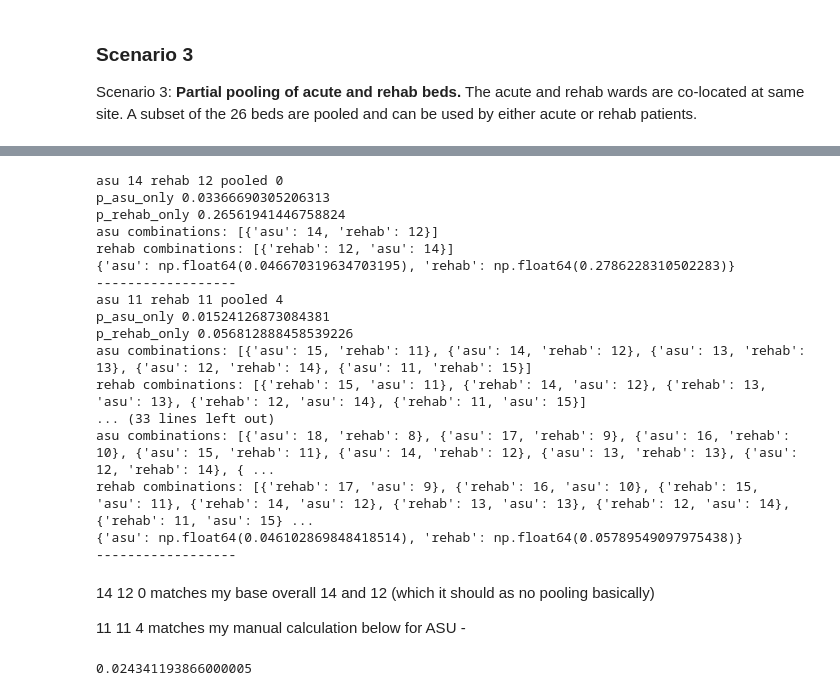
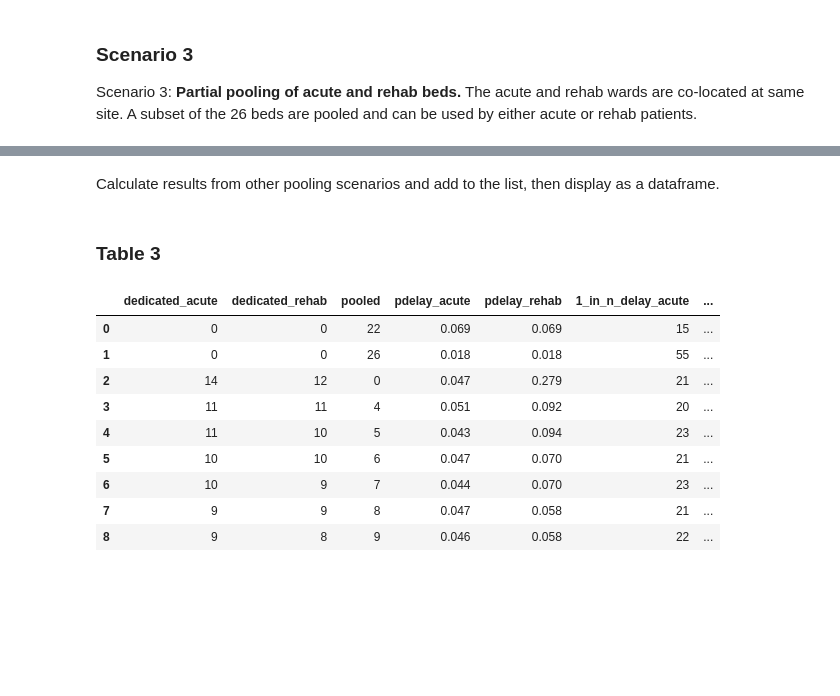
Before and after one commit to pythonhealthdatascience/pydesrap_stroke, a Jupyter notebook: notebooks/analysis.ipynb, the cells around one changed output, grey strips where cells are left out. Cells and saved outputs as stored; diff of their text form; code cells hidden in the pictures; blank space fills up the shorter version.

```diff
--- a/notebooks/analysis.ipynb
+++ b/notebooks/analysis.ipynb
@@ -685,33 +730,39 @@ rehab combinations: [{'rehab': 14, 'asu': 12}, {'rehab': 13, 'asu': 13}, {'rehab
+# %% [markdown]
+Calculate results from other pooling scenarios and add to the list, then display as a dataframe.
 # %%
+# Create instance of class
+pooled_delay = PooledDelay(base_results=base_overall)
+
+# Loop through other pooling scenarios
 for beds in [(14, 12, 0), (11, 11, 4), (11, 10, 5),
              (10, 10, 6), (10, 9, 7), (9, 9, 8), (9, 8, 9)]:
-    print(f"asu {beds[0]} rehab {beds[1]} pooled {beds[2]}")
-    print(pooled_delay.calculate_delay(
+    pool_result_list.append(pooled_delay.calculate_delay(
         asu_beds=beds[0], rehab_beds=beds[1], pooled_beds=beds[2]))
-    print("------------------")
-# %% [output]
-asu 14 rehab 12 pooled 0
-p_asu_only 0.03366690305206313
-p_rehab_only 0.26561941446758824
-asu combinations: [{'asu': 14, 'rehab': 12}]
-rehab combinations: [{'rehab': 12, 'asu': 14}]
-{'asu': np.float64(0.046670319634703195), 'rehab': np.float64(0.2786228310502283)}
-------------------
-asu 11 rehab 11 pooled 4
-p_asu_only 0.01524126873084381
-p_rehab_only 0.056812888458539226
-asu combinations: [{'asu': 15, 'rehab': 11}, {'asu': 14, 'rehab': 12}, {'asu': 13, 'rehab': 13}, {'asu': 12, 'rehab': 14}, {'asu': 11, 'rehab': 15}]
-rehab combinations: [{'rehab': 15, 'asu': 11}, {'rehab': 14, 'asu': 12}, {'rehab': 13, 'asu': 13}, {'rehab': 12, 'asu': 14}, {'rehab': 11, 'asu': 15}]
-... (33 lines left out)
-asu combinations: [{'asu': 18, 'rehab': 8}, {'asu': 17, 'rehab': 9}, {'asu': 16, 'rehab': 10}, {'asu': 15, 'rehab': 11}, {'asu': 14, 'rehab': 12}, {'asu': 13, 'rehab': 13}, {'asu': 12, 'rehab': 14}, { ...
-rehab combinations: [{'rehab': 17, 'asu': 9}, {'rehab': 16, 'asu': 10}, {'rehab': 15, 'asu': 11}, {'rehab': 14, 'asu': 12}, {'rehab': 13, 'asu': 13}, {'rehab': 12, 'asu': 14}, {'rehab': 11, 'asu': 15} ...
-{'asu': np.float64(0.046102869848418514), 'rehab': np.float64(0.05789549097975438)}
-------------------
-# %% [markdown]
-14 12 0 matches my base overall 14 and 12 (which it should as no pooling basically)
-
-11 11 4 matches my manual calculation below for ASU -
-# %%
-(0.012664*(1-0.150691))+(0.012664*0.150691)+(0.022350*0.111069)+(0.038513*0.077523)+(0.061437*0.051057)+(0.094876*0.032383)
-# %% [output]
-0.024341193866000005
+# %% [markdown]
+### Table 3
+# %%
+# Convert to a dataframe
+tab2 = pd.DataFrame(pool_result_list)
+
+for delay_type in ["acute", "rehab"]:
+    # Round probabilities to 3 decimal places
+    tab2[f"pdelay_{delay_type}"] = round(tab2[f"pdelay_{delay_type}"], 3)
+    # Convert 1-in-n counts to integers
+    tab2[f"1_in_n_delay_{delay_type}"] = (
+        tab2[f"1_in_n_delay_{delay_type}"].astype(int))
+
+# Display and save to csv
+display(tab2)
+tab2.to_csv(
+    os.path.join(OUTPUT_DIR, "pooling.csv"), index=False)
+# %% [output]
+|  | dedicated_acute | dedicated_rehab | pooled | pdelay_acute | pdelay_rehab | 1_in_n_delay_acute | ... |
+| 0 | 0 | 0 | 22 | 0.069 | 0.069 | 15 | ... |
+| 1 | 0 | 0 | 26 | 0.018 | 0.018 | 55 | ... |
+| 2 | 14 | 12 | 0 | 0.047 | 0.279 | 21 | ... |
+| 3 | 11 | 11 | 4 | 0.051 | 0.092 | 20 | ... |
+| 4 | 11 | 10 | 5 | 0.043 | 0.094 | 23 | ... |
+| 5 | 10 | 10 | 6 | 0.047 | 0.070 | 21 | ... |
+| 6 | 10 | 9 | 7 | 0.044 | 0.070 | 23 | ... |
+| 7 | 9 | 9 | 8 | 0.047 | 0.058 | 21 | ... |
+| 8 | 9 | 8 | 9 | 0.046 | 0.058 | 22 | ... |
```
Also changed, not shown: parts of 21 cells of this notebook, 3 other files.
